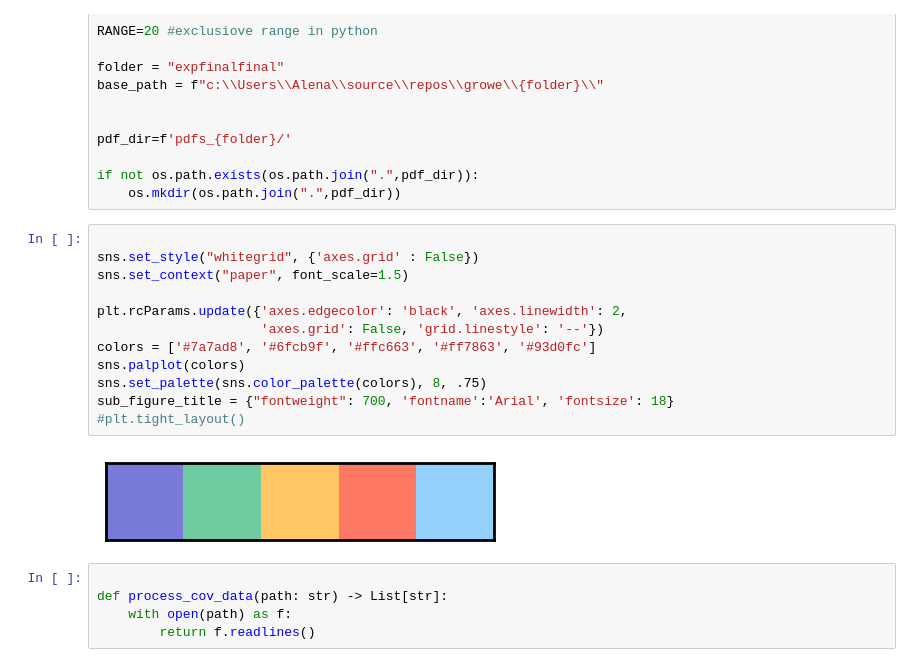
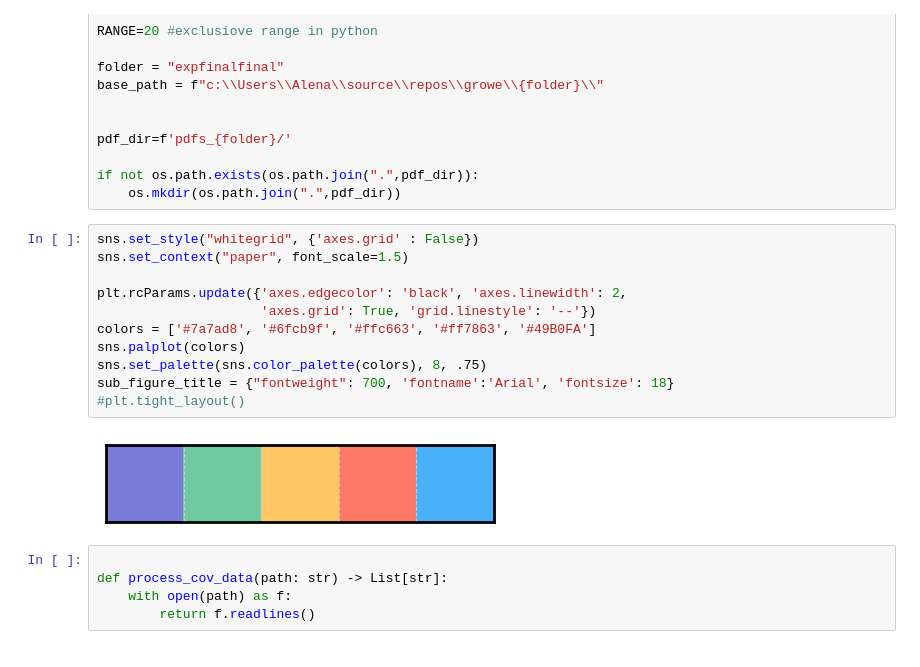
Before and after one commit to schemmea/growe, a Jupyter notebook: scripts/data-processing/py/coverage_logs_processing.ipynb, the cells around one changed output. Saved outputs shown, nothing was run; the diff lists cells and outputs as text.

```diff
--- a/scripts/data-processing/py/coverage_logs_processing.ipynb
+++ b/scripts/data-processing/py/coverage_logs_processing.ipynb
@@ -29,19 +29,18 @@ pdf_dir=f'pdfs_{folder}/'
 if not os.path.exists(os.path.join(".",pdf_dir)):
     os.mkdir(os.path.join(".",pdf_dir))
 # %%
-
 sns.set_style("whitegrid", {'axes.grid' : False})
 sns.set_context("paper", font_scale=1.5)
 
 plt.rcParams.update({'axes.edgecolor': 'black', 'axes.linewidth': 2,
-                     'axes.grid': False, 'grid.linestyle': '--'})
-colors = ['#7a7ad8', '#6fcb9f', '#ffc663', '#ff7863', '#93d0fc']
+                     'axes.grid': True, 'grid.linestyle': '--'})
+colors = ['#7a7ad8', '#6fcb9f', '#ffc663', '#ff7863', '#49B0FA']
 sns.palplot(colors)
 sns.set_palette(sns.color_palette(colors), 8, .75)
 sub_figure_title = {"fontweight": 700, 'fontname':'Arial', 'fontsize': 18}
 #plt.tight_layout()
 # %% [output]
-[figure, old version]
+[figure, new version]
 # %%
 
 def process_cov_data(path: str) -> List[str]:
```
Also changed, not shown: parts of 13 cells of this notebook, 27 other files.
